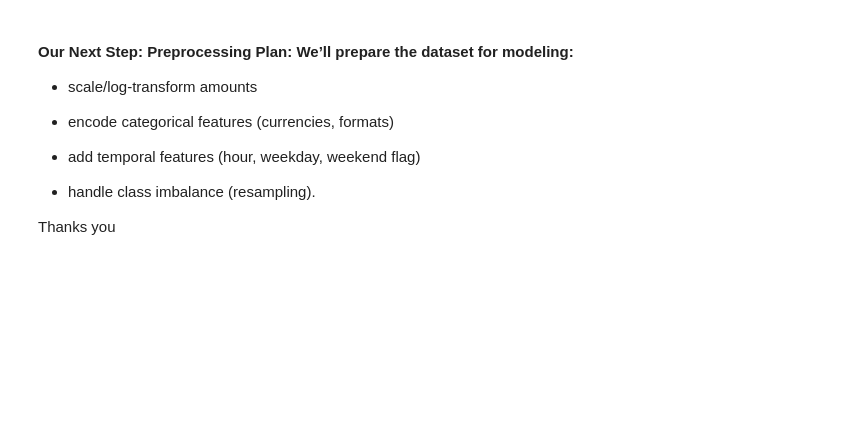
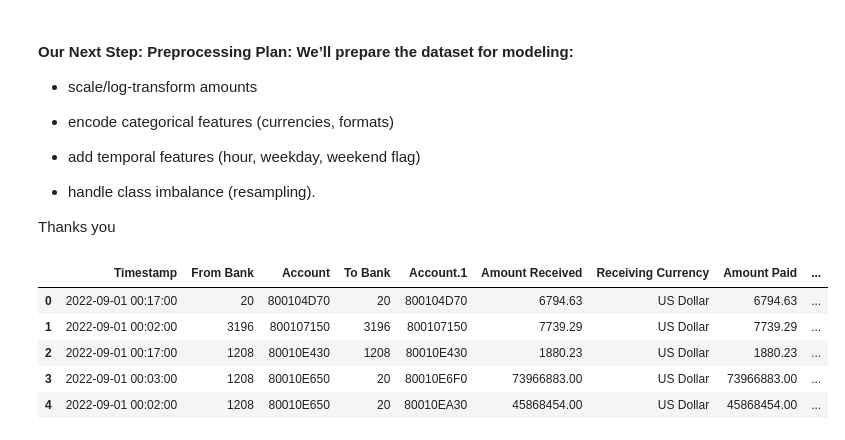
Before and after one commit to DelphinKdl/CUA-MDA-Capstone-BaaS-Risk-Monitoring, a Jupyter notebook: notebooks/01_eda.ipynb, the cells around one changed output. Cells and saved outputs as stored; diff of their text form; code cells hidden in the pictures; blank space fills up the shorter version.

```diff
--- a/notebooks/01_eda.ipynb
+++ b/notebooks/01_eda.ipynb
@@ -565,3 +574,12 @@ Cheque, Credit Card, Wire, Reinvestment has ery low laundering rates.
 - handle class imbalance (resampling).
 
 Thanks you
+# %%
+df.head()
+# %% [output]
+|  | Timestamp | From Bank | Account | To Bank | Account.1 | Amount Received | Receiving Currency | Amount Paid | ... |
+| 0 | 2022-09-01 00:17:00 | 20 | 800104D70 | 20 | 800104D70 | 6794.63 | US Dollar | 6794.63 | ... |
+| 1 | 2022-09-01 00:02:00 | 3196 | 800107150 | 3196 | 800107150 | 7739.29 | US Dollar | 7739.29 | ... |
+| 2 | 2022-09-01 00:17:00 | 1208 | 80010E430 | 1208 | 80010E430 | 1880.23 | US Dollar | 1880.23 | ... |
+| 3 | 2022-09-01 00:03:00 | 1208 | 80010E650 | 20 | 80010E6F0 | 73966883.00 | US Dollar | 73966883.00 | ... |
+| 4 | 2022-09-01 00:02:00 | 1208 | 80010E650 | 20 | 80010EA30 | 45868454.00 | US Dollar | 45868454.00 | ... |
```
Also changed, not shown: parts of 6 cells of this notebook.
